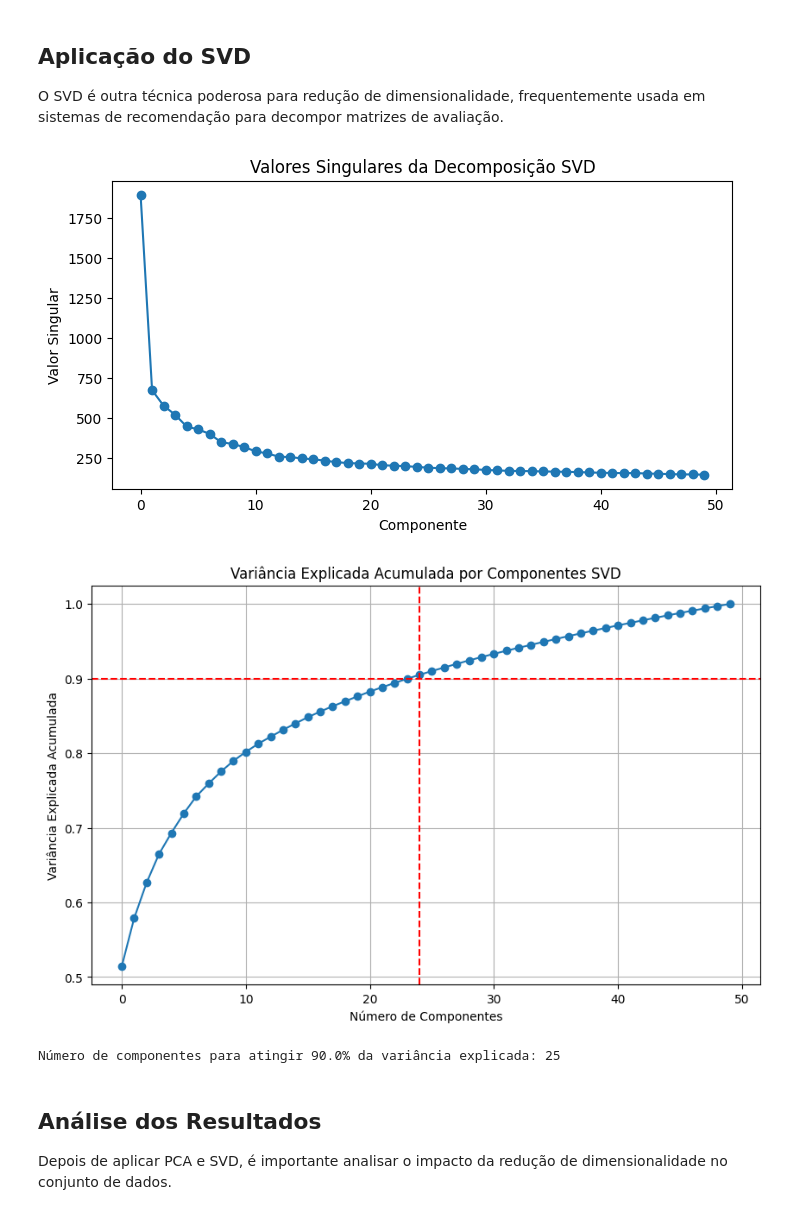
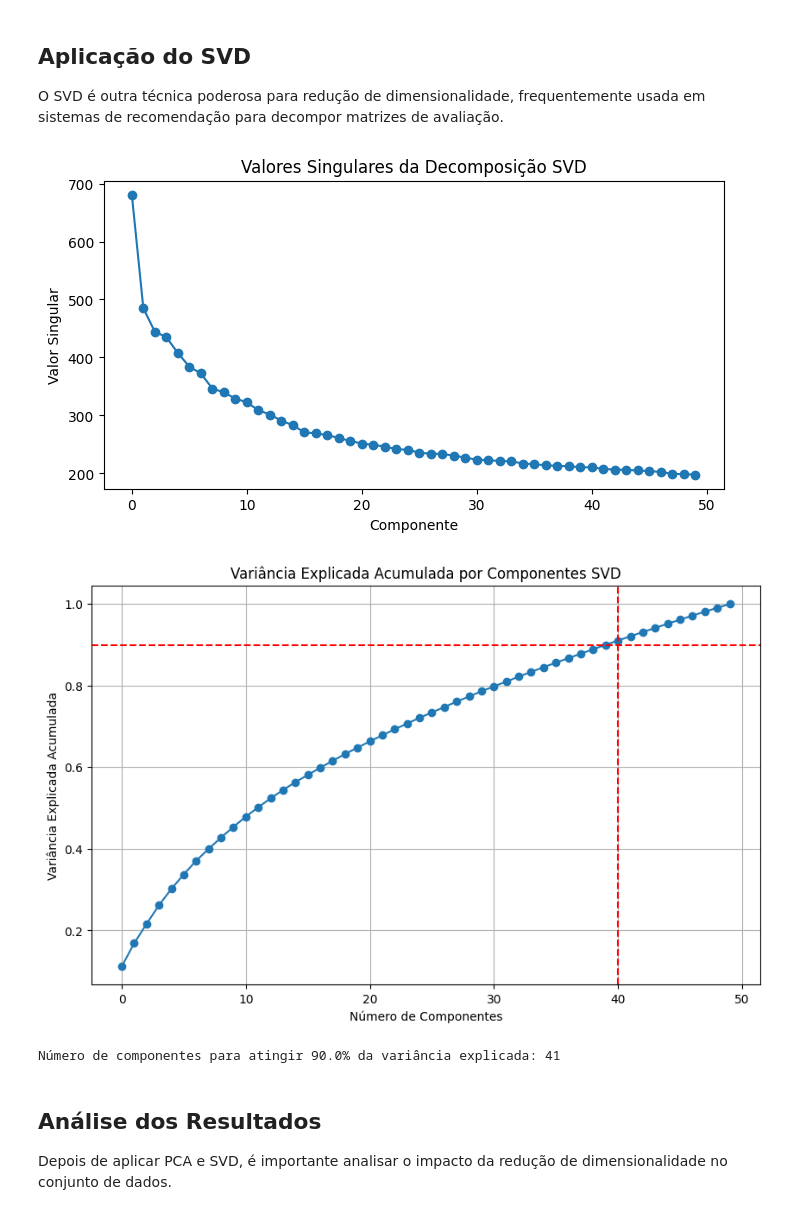
Before and after one commit to antonnyvictor18/data-mining, a Jupyter notebook: TP4/ml-1m/notebook.ipynb, the cells around one changed output. Drawn from its saved outputs; the diff is of its cells as text; code cells hidden in the pictures.

```diff
--- a/TP4/ml-1m/notebook.ipynb
+++ b/TP4/ml-1m/notebook.ipynb
@@ -173,7 +178,0 @@ Duplicatas removidas de movies: 0
-# %%
-# Normalização das avaliações
-scaler = StandardScaler()
-ratings['rating_scaled'] = scaler.fit_transform(ratings[['rating']])
-
-# Verificar as primeiras linhas para observar o resultado da normalização
-print(ratings.head())
@@ -210,0 +261,26 @@ dtype: int64
+# %%
+def normalize_data(matrix):
+    """
+    Normaliza os dados de uma matriz, ajustando-os para terem média 0 e desvio padrão 1 em cada linha.
+
+    Parâmetros:
+    - matrix (np.ndarray): A matriz de entrada.
+
+    Retorna:
+    - np.ndarray: A matriz normalizada.
+    """
+    # Calcula a média e o desvio padrão de cada linha
+    row_means = np.mean(matrix, axis=1, keepdims=True)
+    row_stds = np.std(matrix, axis=1, keepdims=True)
+
+    # Evita divisão por zero
+    row_stds[row_stds == 0] = 1
+
+    # Normaliza os dados
+    normalized_matrix = (matrix - row_means) / row_stds
+
+    return normalized_matrix
+
+# Normaliza a matriz preenchida com medianas
+ratings_matrix_np_normalized = normalize_data(ratings_matrix_np_filled_median)
+print(f'ratings_matrix normalizada: {ratings_matrix_np_normalized}')
@@ -476,11 +534,10 @@ plt.show()
 ## Aplicação do SVD
 O SVD é outra técnica poderosa para redução de dimensionalidade, frequentemente usada em sistemas de recomendação para decompor matrizes de avaliação.
 # %%
-
 
 # Aplicar SVD
 svd = TruncatedSVD(n_components=50)  # Escolher o número de componentes
-data_svd = svd.fit_transform(sample_data)
+data_svd = svd.fit_transform(ratings_matrix_np_normalized)
 
 # Obter os valores singulares
 singular_values = svd.singular_values_
@@ -491,37 +548,37 @@ explained_variance = (singular_values ** 2) / np.sum(singular_values ** 2)
 # Calcular a variância explicada acumulada
 cumulative_explained_variance = np.cumsum(explained_variance)
 
 # Encontrar o número de componentes para alcançar a variância desejada, e.g., 90%
 target_variance = 0.90
 n_components = np.argmax(cumulative_explained_variance >= target_variance) + 1
 
 # Plotar os valores singulares
 plt.figure(figsize=(8, 4))
 plt.plot(singular_values, marker='o')
 plt.title('Valores Singulares da Decomposição SVD')
 plt.xlabel('Componente')
 plt.ylabel('Valor Singular')
 plt.show()
 # Plotar a variância explicada acumulada
 plt.figure(figsize=(10, 6))
 plt.plot(cumulative_explained_variance, marker='o')
 plt.axhline(y=target_variance, color='r', linestyle='--')
 plt.axvline(x=n_components - 1, color='r', linestyle='--')
 plt.title('Variância Explicada Acumulada por Componentes SVD')
 plt.xlabel('Número de Componentes')
 plt.ylabel('Variância Explicada Acumulada')
 plt.grid(True)
 plt.show()
 
 print(f'Número de componentes para atingir {target_variance*100}% da variância explicada: {n_components}')
 
 # Aplicar SVD
 svd = TruncatedSVD(n_components=n_components, random_state=42)
-data_transformed = svd.fit_transform(sample_data)
+data_transformed = svd.fit_transform(ratings_matrix_np_normalized)
 # %% [output]
-[figure, old version]
+[figure, new version]
-[figure, old version]
+[figure, new version]
-Número de componentes para atingir 90.0% da variância explicada: 25
+Número de componentes para atingir 90.0% da variância explicada: 41
 # %% [markdown]
 ## Análise dos Resultados
 Depois de aplicar PCA e SVD, é importante analisar o impacto da redução de dimensionalidade no conjunto de dados.
```
Also changed, not shown: parts of 34 cells of this notebook, 1 other file.
